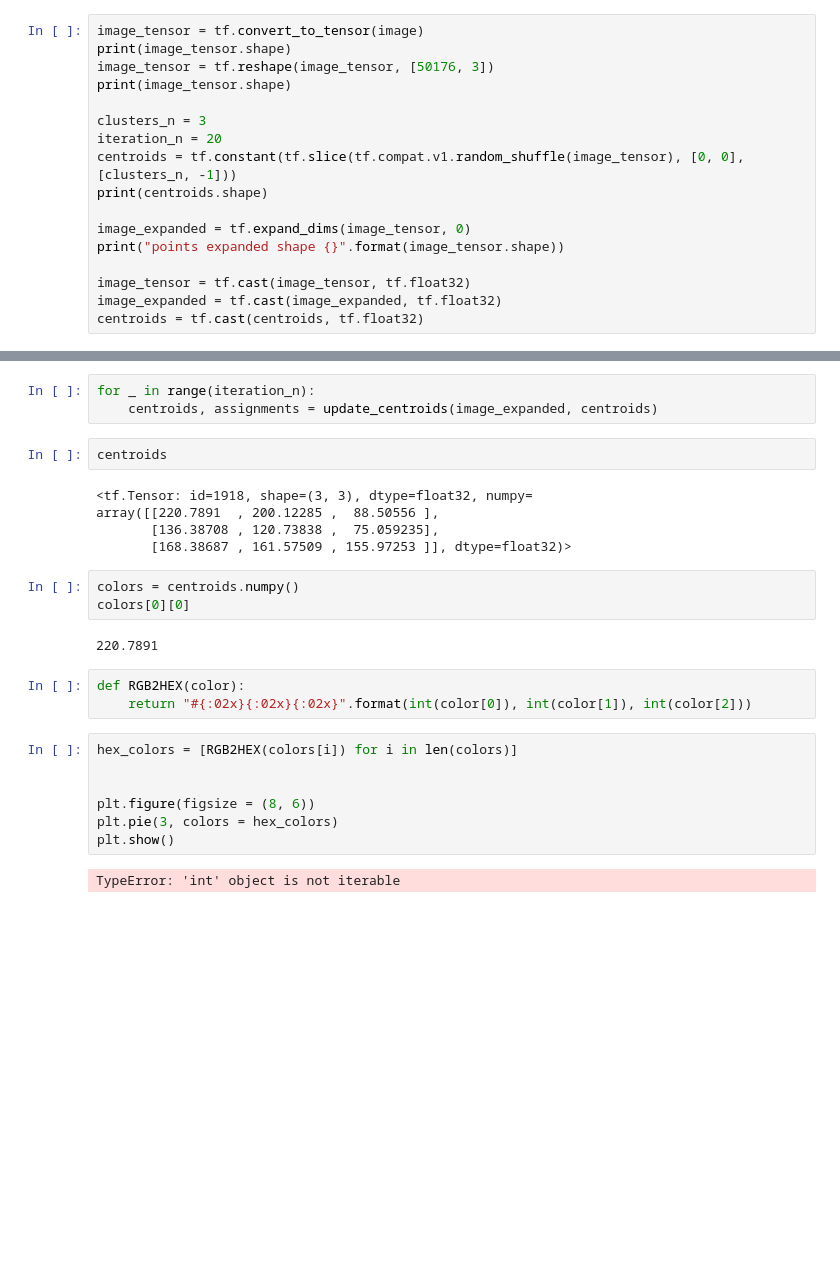
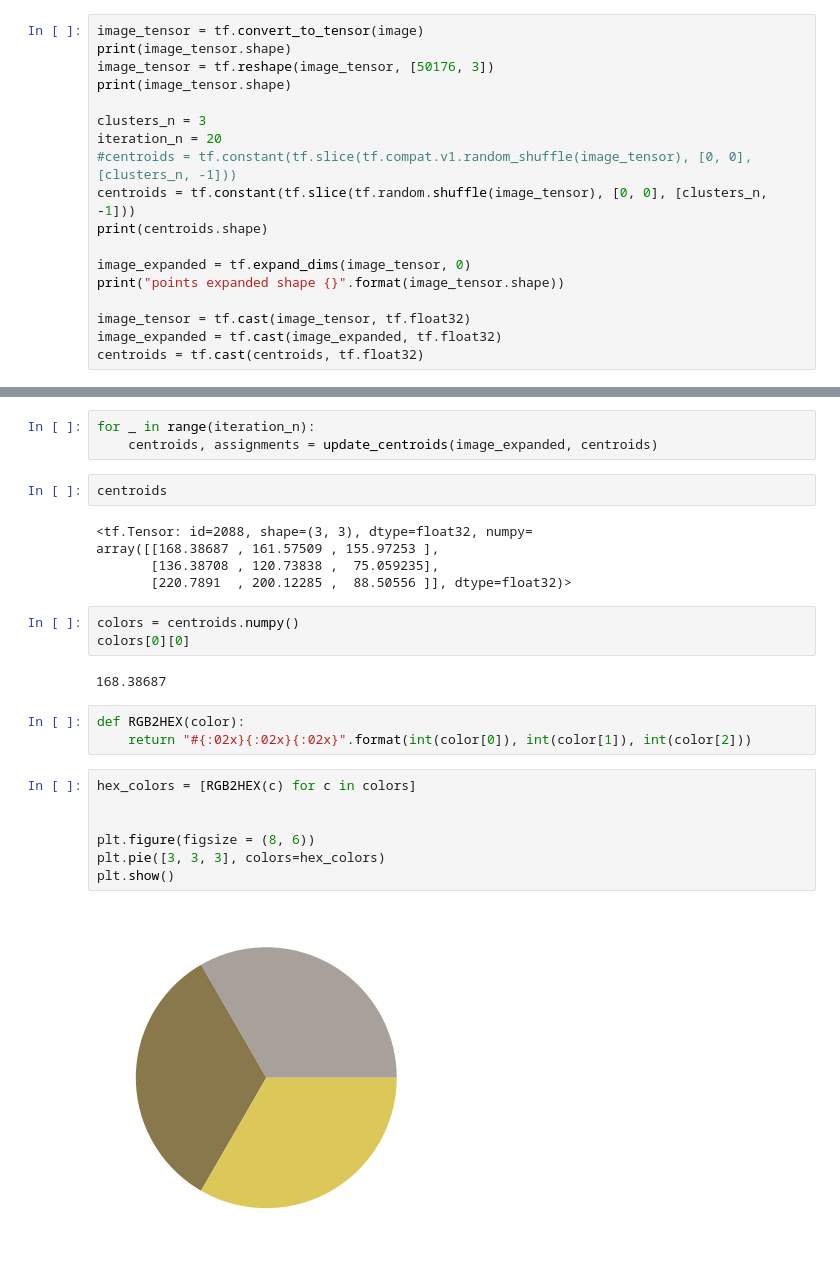
Before and after one commit to jluisrojas/FruterIA, a Jupyter notebook: src/notebooks/tf_kmeans.ipynb, the cells around one changed output, grey strips where cells are left out. Cells and saved outputs as stored; diff of their text form; blank space fills up the shorter version.

Commit message:
KMeans color extractions tests

```diff
--- a/src/notebooks/tf_kmeans.ipynb
+++ b/src/notebooks/tf_kmeans.ipynb
@@ -87,7 +87,8 @@ print(image_tensor.shape)
 
 clusters_n = 3
 iteration_n = 20
-centroids = tf.constant(tf.slice(tf.compat.v1.random_shuffle(image_tensor), [0, 0], [clusters_n, -1]))
+#centroids = tf.constant(tf.slice(tf.compat.v1.random_shuffle(image_tensor), [0, 0], [clusters_n, -1]))
+centroids = tf.constant(tf.slice(tf.random.shuffle(image_tensor), [0, 0], [clusters_n, -1]))
 print(centroids.shape)
 
 image_expanded = tf.expand_dims(image_tensor, 0)
@@ -124,24 +125,24 @@ for _ in range(iteration_n):
 # %%
 centroids
 # %% [output]
-<tf.Tensor: id=1918, shape=(3, 3), dtype=float32, numpy=
-array([[220.7891  , 200.12285 ,  88.50556 ],
+<tf.Tensor: id=2088, shape=(3, 3), dtype=float32, numpy=
+array([[168.38687 , 161.57509 , 155.97253 ],
        [136.38708 , 120.73838 ,  75.059235],
-       [168.38687 , 161.57509 , 155.97253 ]], dtype=float32)>
+       [220.7891  , 200.12285 ,  88.50556 ]], dtype=float32)>
 # %%
 colors = centroids.numpy()
 colors[0][0]
 # %% [output]
-220.7891
+168.38687
 # %%
 def RGB2HEX(color):
     return "#{:02x}{:02x}{:02x}".format(int(color[0]), int(color[1]), int(color[2]))
 # %%
-hex_colors = [RGB2HEX(colors[i]) for i in len(colors)]
+hex_colors = [RGB2HEX(c) for c in colors]
 
 
 plt.figure(figsize = (8, 6))
-plt.pie(3, colors = hex_colors)
+plt.pie([3, 3, 3], colors=hex_colors)
 plt.show()
 # %% [output]
-TypeError: 'int' object is not iterable
+[figure, added]
```
Also changed, not shown: parts of 7 cells of this notebook, 2 other files.
